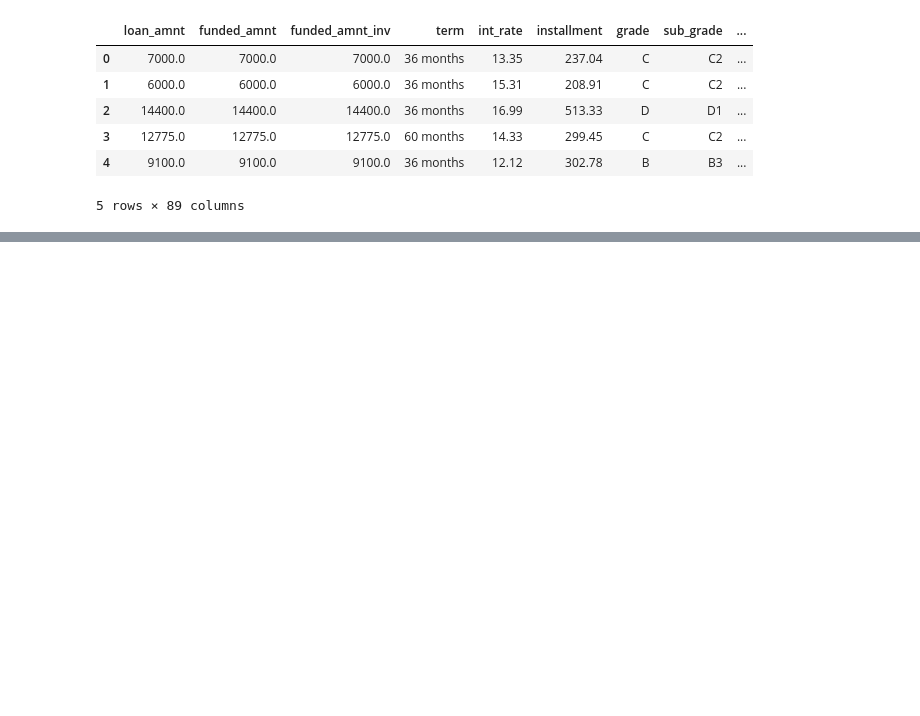
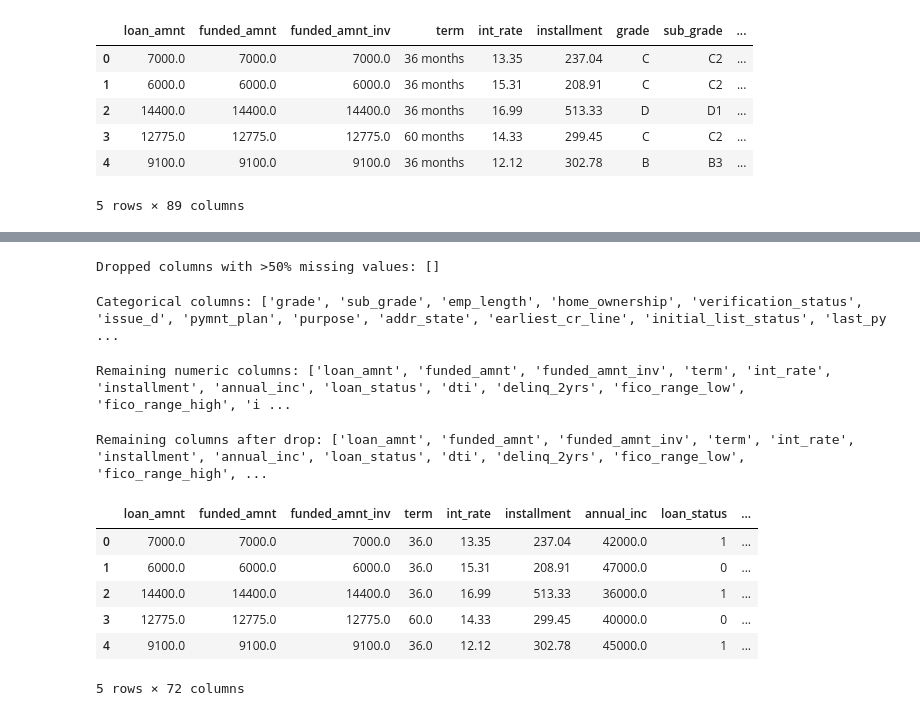
Before and after one commit to shubhammane7777/Comparing-Algorithms-for-Credit-Risk-Prediction-, a Jupyter notebook: Comparison_of_algorithms_of_credit_risk_for_prediction_.ipynb, the cells around one changed output, grey strips where cells are left out. Cells and saved outputs as stored; diff of their text form; code cells hidden in the pictures; blank space fills up the shorter version.

```diff
--- a/Comparison_of_algorithms_of_credit_risk_for_prediction_.ipynb
+++ b/Comparison_of_algorithms_of_credit_risk_for_prediction_.ipynb
@@ -70,8 +58,0 @@ dtype: float64
-# %%
-# Fill missing numerical features with median
-num_cols = df.select_dtypes(include=['float64', 'int64']).columns
-df[num_cols] = df[num_cols].fillna(df[num_cols].median())
-
-# Fill missing categorical features with mode
-cat_cols = df.select_dtypes(include='object').columns
-df[cat_cols] = df[cat_cols].fillna(df[cat_cols].mode().iloc[0])
@@ -103,0 +59,22 @@ code ends here!
+# %%
+# Drop columns with more than 50% missing values
+null_percent = df.isnull().mean() * 100
+cols_to_drop = null_percent[null_percent > 50].index
+df.drop(columns=cols_to_drop, inplace=True)
+
+print("Dropped columns with >50% missing values:", list(cols_to_drop))
+
+# Drop irrelevant columns
+irrelevant = ['id', 'member_id', 'url', 'desc', 'emp_title', 'title', 'zip_code']
+df.drop(columns=[col for col in irrelevant if col in df.columns], inplace=True)
+
+# Strip and extract the numeric part from 'term' column
+df['term'] = df['term'].str.extract('(\d+)').astype(float)
+# %% [output]
+Dropped columns with >50% missing values: []
+# %%
+# Step 1: Check which columns are categorical
+cat_cols = df.select_dtypes(include='object').columns
+print("Categorical columns:", cat_cols.tolist())
+# %% [output]
+Categorical columns: ['grade', 'sub_grade', 'emp_length', 'home_ownership', 'verification_status', 'issue_d', 'pymnt_plan', 'purpose', 'addr_state', 'earliest_cr_line', 'initial_list_status', 'last_py ...
@@ -103,0 +84,24 @@ code ends here!
+# %%
+# Optional: Check remaining columns
+print("Remaining numeric columns:", df_numeric.columns.tolist())
+# %% [output]
+Remaining numeric columns: ['loan_amnt', 'funded_amnt', 'funded_amnt_inv', 'term', 'int_rate', 'installment', 'annual_inc', 'loan_status', 'dti', 'delinq_2yrs', 'fico_range_low', 'fico_range_high', 'i ...
+# %%
+# Now drop remaining categorical columns
+cat_cols = df.select_dtypes(include='object').columns
+df_numeric = df.drop(columns=cat_cols)
+
+# Confirm
+print("Remaining columns after drop:", df_numeric.columns.tolist())
+# %% [output]
+Remaining columns after drop: ['loan_amnt', 'funded_amnt', 'funded_amnt_inv', 'term', 'int_rate', 'installment', 'annual_inc', 'loan_status', 'dti', 'delinq_2yrs', 'fico_range_low', 'fico_range_high', ...
+# %%
+df_numeric.head()
+# %% [output]
+|  | loan_amnt | funded_amnt | funded_amnt_inv | term | int_rate | installment | annual_inc | loan_status | ... |
+| 0 | 7000.0 | 7000.0 | 7000.0 | 36.0 | 13.35 | 237.04 | 42000.0 | 1 | ... |
+| 1 | 6000.0 | 6000.0 | 6000.0 | 36.0 | 15.31 | 208.91 | 47000.0 | 0 | ... |
+| 2 | 14400.0 | 14400.0 | 14400.0 | 36.0 | 16.99 | 513.33 | 36000.0 | 1 | ... |
+| 3 | 12775.0 | 12775.0 | 12775.0 | 60.0 | 14.33 | 299.45 | 40000.0 | 0 | ... |
+| 4 | 9100.0 | 9100.0 | 9100.0 | 36.0 | 12.12 | 302.78 | 45000.0 | 1 | ... |
+5 rows × 72 columns
```
Also changed, not shown: parts of 12 cells of this notebook.
